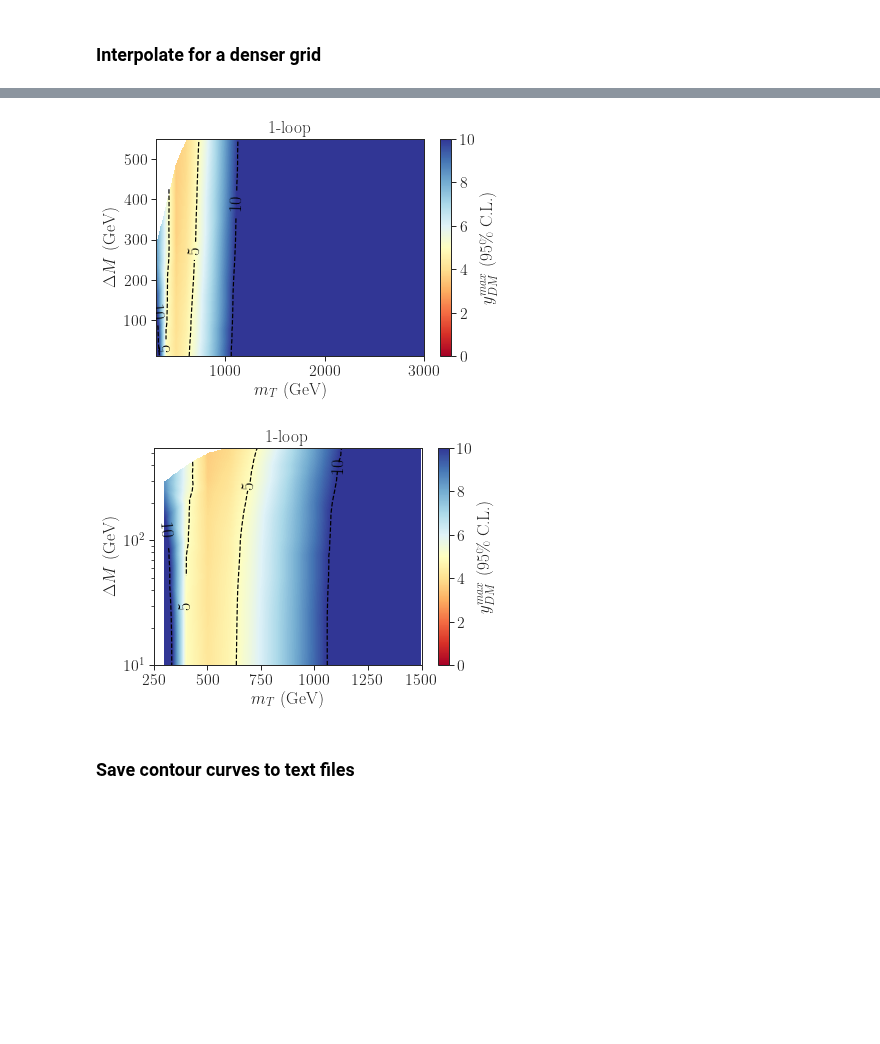
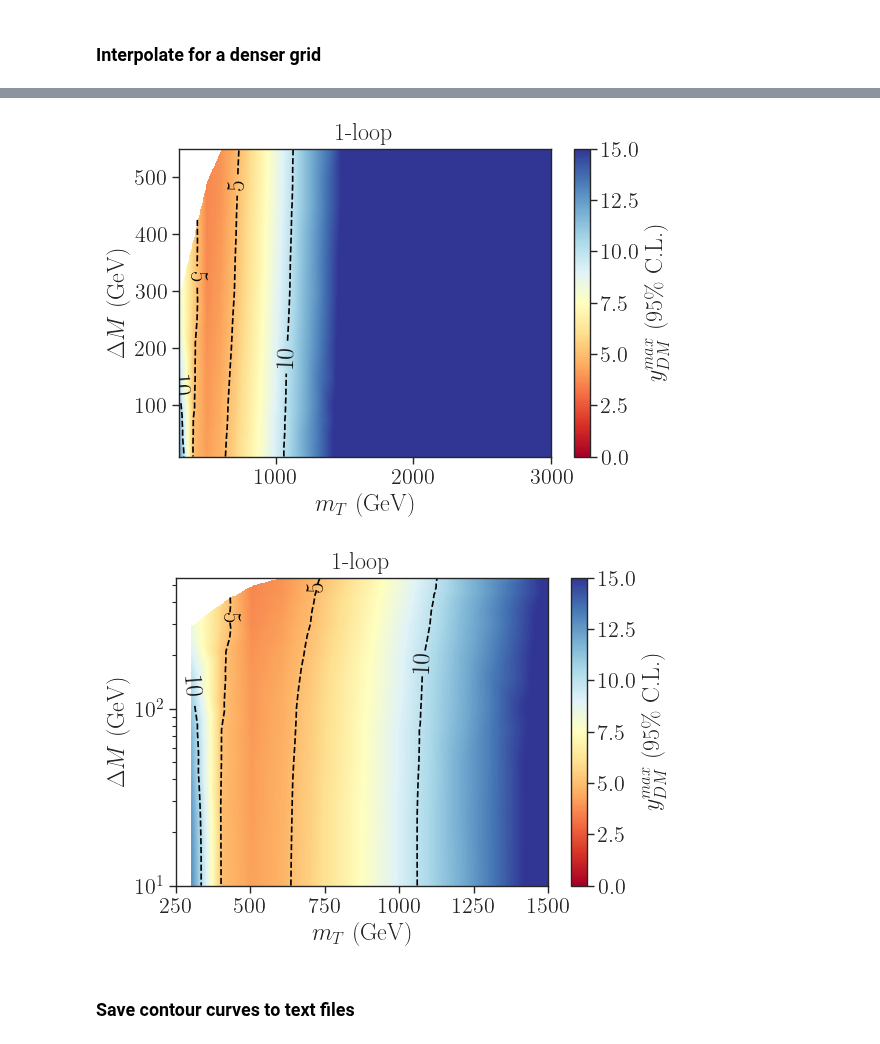
Before and after one commit to andlessa/SMStoEFT, a Jupyter notebook: notebooks/constraints/plotExclusion-ATLAS_pT-1loop.ipynb, the cells around one changed output, grey strips where cells are left out. Cells and saved outputs as stored; diff of their text form; code cells hidden in the pictures; blank space fills up the shorter version.

```diff
--- a/notebooks/constraints/plotExclusion-ATLAS_pT-1loop.ipynb
+++ b/notebooks/constraints/plotExclusion-ATLAS_pT-1loop.ipynb
@@ -30,3 +32,12 @@ recastData = pd.read_pickle('../../Recast/ATLAS-TOPQ-2019-23_tpT/pp2tt_formFacto
+# %%
+Cgmax = []
+Cqmax = []
+gs = np.sqrt(1.63362817)
+for irow,row in recastData.iterrows():
+    Cgmax.append(Cg(row['mChi'],row['mST'],row['yDM (95% C.L.)'],gs))
+    Cqmax.append(Cq(row['mChi'],row['mST'],row['yDM (95% C.L.)'],gs))
+recastData['Cg (95% C.L.)'] = Cgmax
+recastData['Cq (95% C.L.)'] = Cqmax
 # %% [markdown]
 ### Plot limit on yDM
 # %%
@@ -59,0 +85,12 @@ plt.show()
+# %%
+x = recastData['mST']
+y = recastData['mChi']
+dm = x-y
+z = recastData['Cq (95% C.L.)']*1e6
+plt.scatter(x,dm,c=z,cmap=cm,s=30,vmin=0.,vmax=0.4)
+plt.colorbar(label=r'$C_{q}^{max}$ TeV$^{-2}$')
+plt.xlabel(r'$m_T$ (GeV)')
+plt.ylabel(r'$\Delta M$ (GeV)')
+plt.xlim(250.,1550.)
+plt.yscale('log')
+plt.show()
@@ -59,0 +99,9 @@ plt.show()
+# %%
+x = recastData['Cq (95% C.L.)']*1e6
+y = recastData['Cg (95% C.L.)']*1e6
+plt.scatter(x,y,s=30)
+plt.xlabel(r'$C_{q}^{max}$ TeV$^{-2}$')
+plt.ylabel(r'$C_{g}^{max}$ TeV$^{-2}$')
+# plt.xlim(250.,1550.)
+# plt.yscale('log')
+plt.show()
@@ -82,7 +132,7 @@ plt.show()
 # %%
 plt.figure(figsize=(6,4))
 plt.imshow(znew.T, extent=[x.min(),x.max(), dm.min(), dm.max()], origin='lower',
-                  cmap=cm,aspect='auto',vmin=0,vmax=10)
+                  cmap=cm,aspect='auto',vmin=0,vmax=15)
 plt.colorbar(label=r'$y_{DM}^{max}$ (95\% C.L.)')
 plt.xlabel(r'$m_{T}$ (GeV)')
 plt.ylabel(r'$\Delta M$ (GeV)')
@@ -93,22 +143,22 @@ plt.title('1-loop')
 # plt.xlim(250.,1500.)
 plt.show()
 # %% [output]
-[figure, old version]
+[figure, new version]
 # %%
 plt.figure(figsize=(6,4))
 plt.imshow(znew.T, extent=[x.min(),x.max(), dm.min(), dm.max()], origin='lower',
-                  cmap=cm,aspect='auto',vmin=0,vmax=10)
+                  cmap=cm,aspect='auto',vmin=0,vmax=15)
 plt.colorbar(label=r'$y_{DM}^{max}$ (95\% C.L.)')
 plt.xlabel(r'$m_{T}$ (GeV)')
 plt.ylabel(r'$\Delta M$ (GeV)')
 contours = plt.contour(xnew, ynew, znew, cValues, colors='black',linestyles='dashed')
 plt.clabel(contours, inline=True, fontsize=18)
 plt.title('1-loop')
 plt.yscale('log')
 plt.xlim(250.,1500.)
 plt.show()
 # %% [output]
-[figure, old version]
+[figure, new version]
 # %% [markdown]
 ### Save contour curves to text files
 # %%
```
Also changed, not shown: parts of 8 cells of this notebook, 11 other files.
